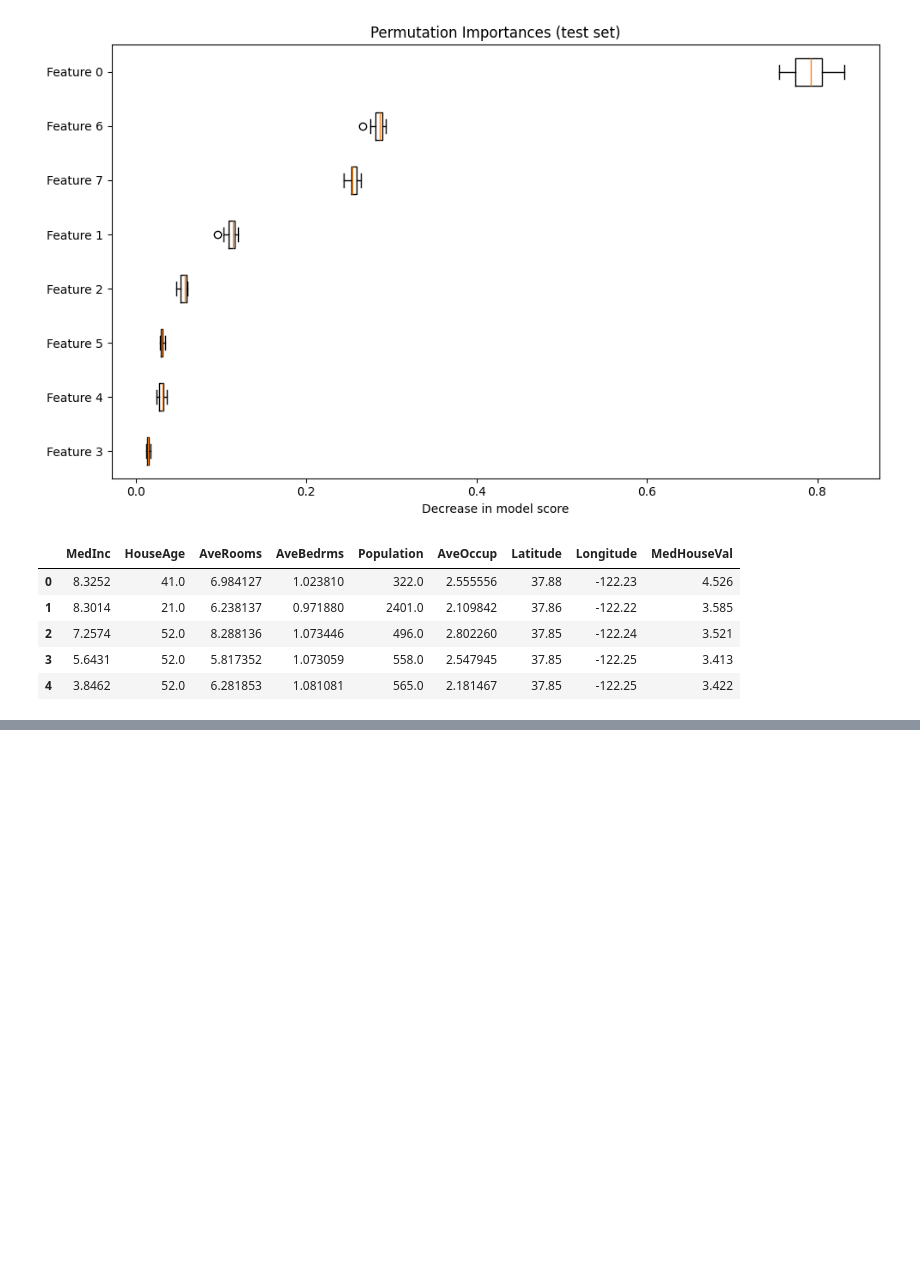
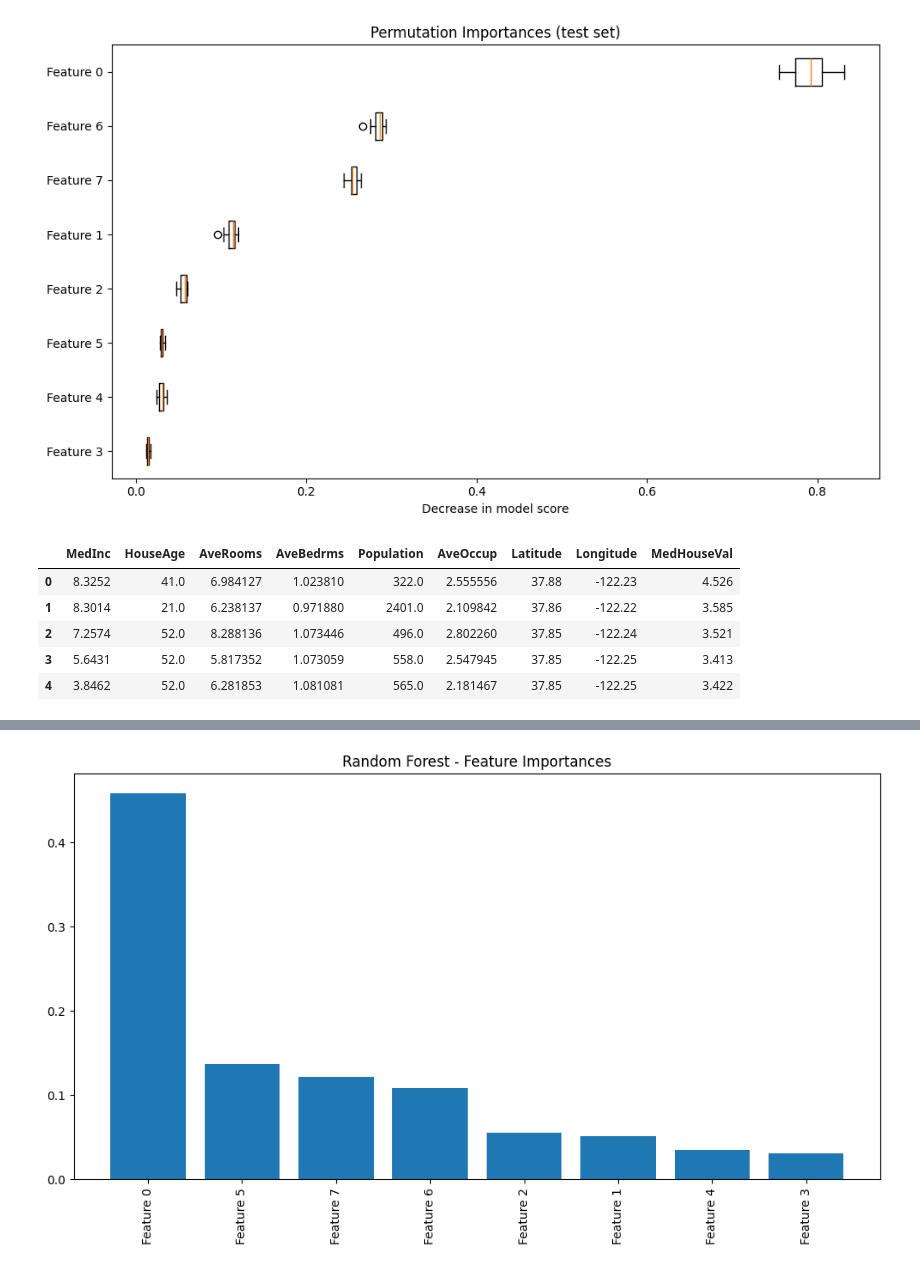
Before and after one commit to ayoub0030/ML, a Jupyter notebook: house-price.ipynb, the cells around one changed output, grey strips where cells are left out. Drawn from its saved outputs; the diff is of its cells as text; code cells hidden in the pictures; blank space fills up the shorter version.

```diff
--- a/house-price.ipynb
+++ b/house-price.ipynb
@@ -291,0 +334,22 @@ df.head()
+# %%
+# Get feature importances
+importances = rf.feature_importances_
+
+# Get feature names (handle both DataFrame and array inputs)
+if hasattr(X_train, 'columns'):
+    feature_names = X_train.columns
+else:
+    feature_names = [f'Feature {i}' for i in range(X_train.shape[1])]
+
+# Sort features by importance
+indices = np.argsort(importances)[::-1]
+
+# Plot
+plt.figure(figsize=(10, 6))
+plt.bar(range(len(importances)), importances[indices], align="center")
+plt.xticks(range(len(importances)), np.array(feature_names)[indices], rotation=90)
+plt.title("Random Forest - Feature Importances")
+plt.tight_layout()
+plt.show()
+# %% [output]
+[figure, added]
```
Also changed, not shown: parts of 2 cells of this notebook.
